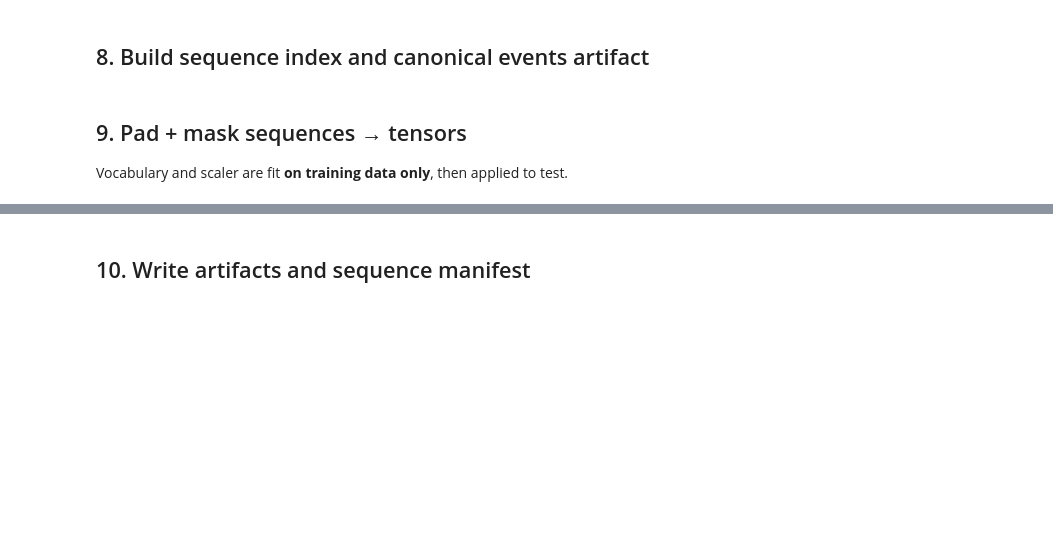
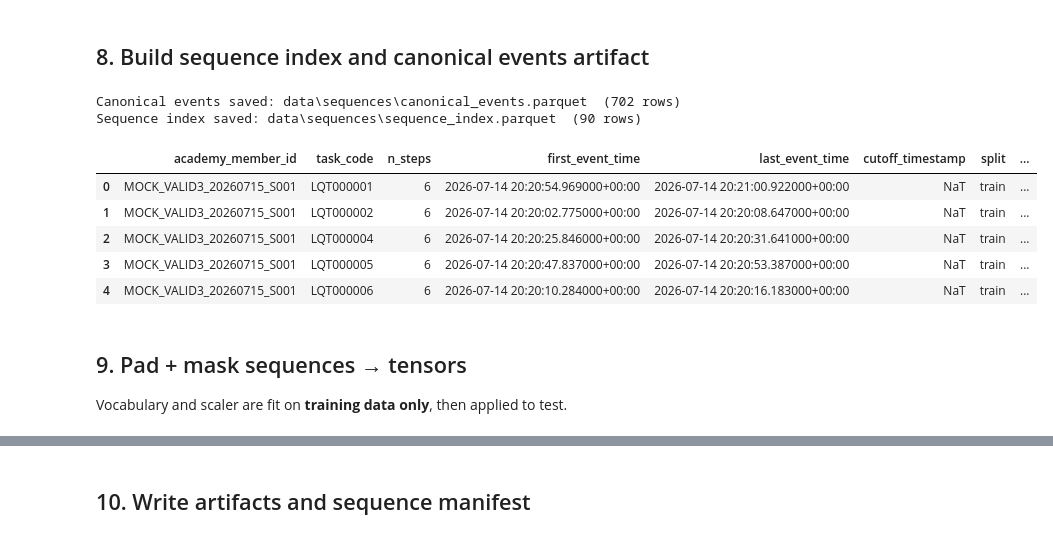
Before and after one commit to natchanon-dr/Codekidvai-trial, a Jupyter notebook: notebooks/05_sequence_dataset.ipynb, the cells around one changed output, grey strips where cells are left out. Saved outputs shown, nothing was run; the diff lists cells and outputs as text; code cells hidden in the pictures; blank space fills up the shorter version.

```diff
--- a/notebooks/05_sequence_dataset.ipynb
+++ b/notebooks/05_sequence_dataset.ipynb
@@ -295,12 +257,10 @@ Per-step features (10 dimensions, extensible):
 # %%
-# Build event type vocabulary (fit on ALL data — vocabulary is not a model parameter)
-all_types = sorted(canonical_df['event_type'].dropna().unique().tolist())
-# Reserve slots for block events even though they carry no data in Phase 4
+all_types  = sorted(canonical_df['event_type'].dropna().unique().tolist())
 reserved   = sorted(BLOCK_EVENT_TYPES - set(all_types))
 vocab_list = all_types + reserved
 vocab      = {et: i + 1 for i, et in enumerate(vocab_list)}  # 0 = padding
 
-print(f'Vocabulary size : {len(vocab)} event types  (0 reserved for padding)')
+print(f'Vocabulary size : {len(vocab)} event types  (0 = padding)')
 for et, code in vocab.items():
-    note = ' ← reserved (block, not collected)' if et in BLOCK_EVENT_TYPES else ''
+    note = ' ← reserved (not collected)' if et in BLOCK_EVENT_TYPES else ''
     print(f'  {code:3d}  {et}{note}')
@@ -499,53 +509,50 @@ display(split_ledger)
 # %% [markdown]
 ## 8. Build sequence index and canonical events artifact
 # %%
-# Canonical events (raw + dedup flag + cutoff flag + split assignment)
 canonical_export = seq_df[[
-    'academy_member_id', 'batch_code', 'task_code',
-    'session_id', 'event_id', 'event_order',
-    'event_type', 'event_value', 'duration_from_start',
-    'event_time', 'dropped_as_duplicate',
+    'academy_member_id','batch_code','task_code',
+    'session_id','event_id','event_order',
+    'event_type','event_value','duration_from_start',
+    'event_time','dropped_as_duplicate',
 ]].copy()
-
-# Merge cutoff and post-cutoff flag from canonical_df
 canonical_export = canonical_export.merge(
-    canonical_df[['event_id', 'cutoff_timestamp', 'is_post_cutoff']].drop_duplicates('event_id'),
+    canonical_df[['event_id','cutoff_timestamp','is_post_cutoff']].drop_duplicates('event_id'),
     on='event_id', how='left',
 )
-
-# Merge split assignment
 canonical_export = canonical_export.merge(
-    split_ledger[['academy_member_id', 'split']],
-    on='academy_member_id', how='left',
+    split_ledger[['academy_member_id','split']], on='academy_member_id', how='left',
 )
-
 canonical_path = SEQ_DIR / 'canonical_events.parquet'
 canonical_export.to_parquet(canonical_path, index=False)
 print(f'Canonical events saved: {canonical_path}  ({len(canonical_export)} rows)')
 
-# Sequence index — one row per learner × task
 seq_index = (
-    feature_df
-    .groupby(['academy_member_id', 'task_code'], as_index=False)
-    .agg(n_steps=('event_order', 'count'),
-         first_event_time=('event_time', 'min'),
-         last_event_time=('event_time', 'max'))
+    feature_df.groupby(['academy_member_id','task_code'], as_index=False)
+    .agg(n_steps=('event_order','count'),
+         first_event_time=('event_time','min'),
+         last_event_time=('event_time','max'))
 )
+seq_index = seq_index.merge(cutoff_df, on=['academy_member_id','task_code'], how='left')
 seq_index = seq_index.merge(
-    cutoff_df, on=['academy_member_id', 'task_code'], how='left'
-)
-seq_index = seq_index.merge(
-    split_ledger[['academy_member_id', 'split', 'at_risk', 'label_source', 'label_validity']],
+    split_ledger[['academy_member_id','split','at_risk','label_source','label_validity']],
     on='academy_member_id', how='left',
 )
-
 seq_index_path = SEQ_DIR / 'sequence_index.parquet'
 seq_index.to_parquet(seq_index_path, index=False)
 print(f'Sequence index saved: {seq_index_path}  ({len(seq_index)} rows)')
 display(seq_index.head())
+# %% [output]
+Canonical events saved: data\sequences\canonical_events.parquet  (702 rows)
+Sequence index saved: data\sequences\sequence_index.parquet  (90 rows)
+|  | academy_member_id | task_code | n_steps | first_event_time | last_event_time | cutoff_timestamp | split | ... |
+| 0 | MOCK_VALID3_20260715_S001 | LQT000001 | 6 | 2026-07-14 20:20:54.969000+00:00 | 2026-07-14 20:21:00.922000+00:00 | NaT | train | ... |
+| 1 | MOCK_VALID3_20260715_S001 | LQT000002 | 6 | 2026-07-14 20:20:02.775000+00:00 | 2026-07-14 20:20:08.647000+00:00 | NaT | train | ... |
+| 2 | MOCK_VALID3_20260715_S001 | LQT000004 | 6 | 2026-07-14 20:20:25.846000+00:00 | 2026-07-14 20:20:31.641000+00:00 | NaT | train | ... |
+| 3 | MOCK_VALID3_20260715_S001 | LQT000005 | 6 | 2026-07-14 20:20:47.837000+00:00 | 2026-07-14 20:20:53.387000+00:00 | NaT | train | ... |
+| 4 | MOCK_VALID3_20260715_S001 | LQT000006 | 6 | 2026-07-14 20:20:10.284000+00:00 | 2026-07-14 20:20:16.183000+00:00 | NaT | train | ... |
 # %% [markdown]
 ## 9. Pad + mask sequences → tensors
 
-Vocabulary and scaler are fit **on training data only**, then applied to test.
+Vocabulary and scaler are fit on **training data only**, then applied to test.
 # %%
 NUMERIC_FEATURES = [
```
Also changed, not shown: parts of 26 cells of this notebook, 1 other file.
